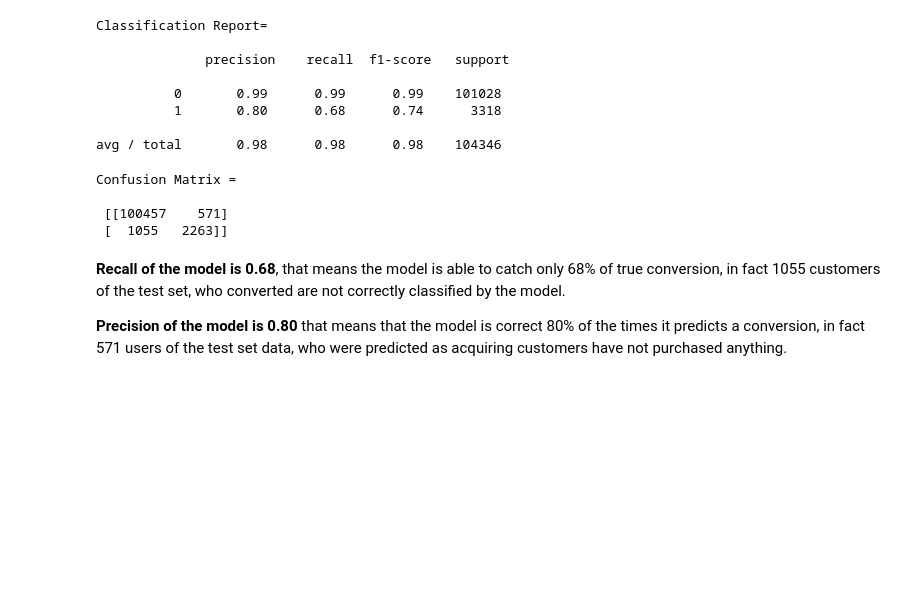
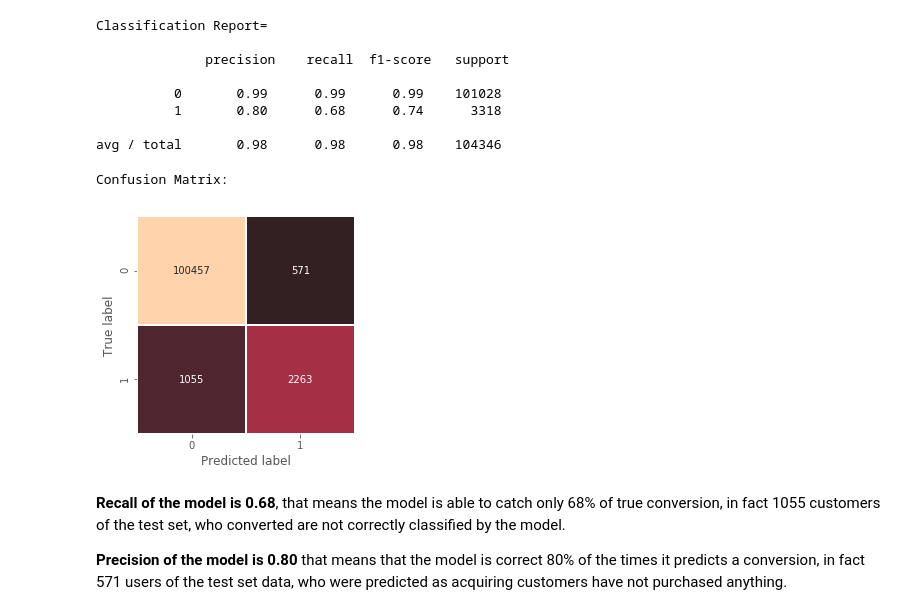
Before and after one commit to bruno-raffa/Conversion-Rate-Optimization, a Jupyter notebook: Notebook.ipynb, the cells around one changed output. Drawn from its saved outputs; the diff is of its cells as text; code cells hidden in the pictures; blank space fills up the shorter version.

```diff
--- a/Notebook.ipynb
+++ b/Notebook.ipynb
@@ -352,13 +352,15 @@ Classification Report=
           1       0.80      0.68      0.74      3318
 
 avg / total       0.98      0.98      0.98    104346
-# %%
-print('Confusion Matrix =\n\n',confusion_matrix(y_test, y_pred))
-# %% [output]
-Confusion Matrix =
-
- [[100457    571]
- [  1055   2263]]
+# %%
+print('Confusion Matrix:')
+matrix = confusion_matrix(y_test, y_pred)
+sns.heatmap(matrix, square=True, vmin=570, vmax=5000, annot=True, fmt='d', cbar=False, linewidths=0.2, center=True)
+plt.xlabel('Predicted label')
+plt.ylabel('True label');
+# %% [output]
+Confusion Matrix:
+[figure, added]
 # %% [markdown]
 **Recall of the model is 0.68**, that means the model is able to catch only 68% of true conversion, in fact 1055 customers of the test set, who converted are not correctly classified by the model.
 
```
Also changed, not shown: parts of 14 cells of this notebook.
